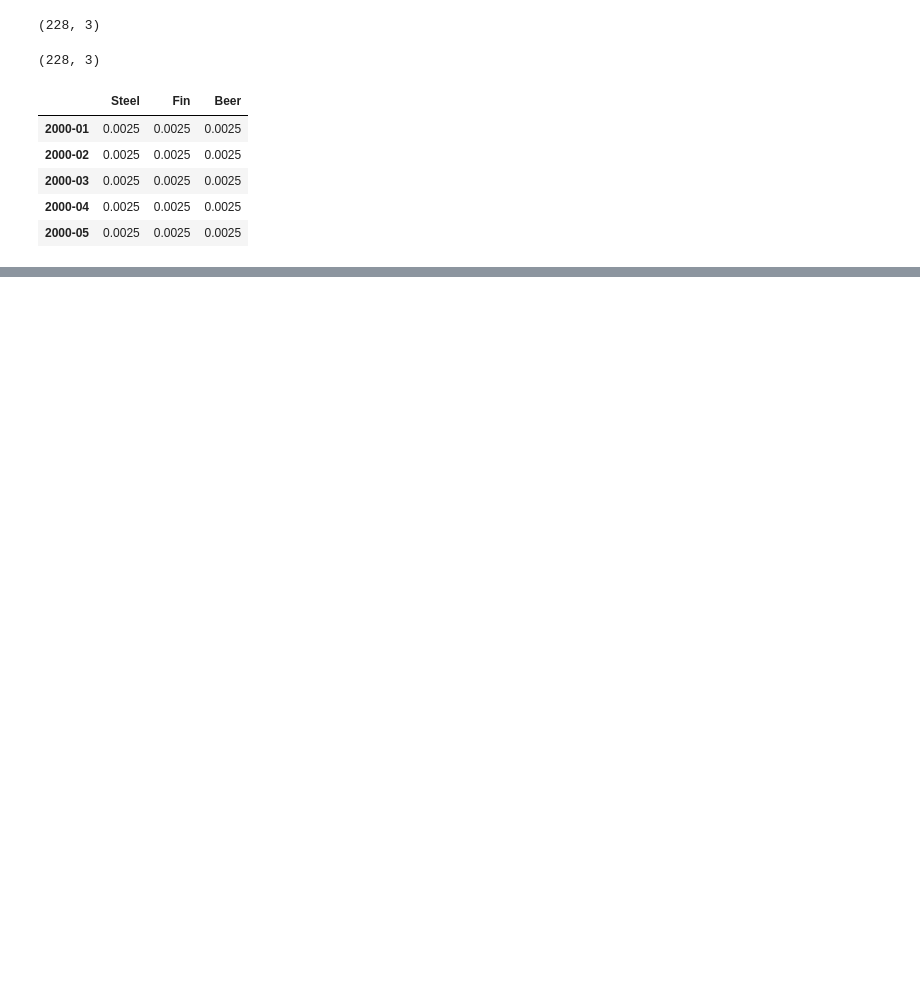
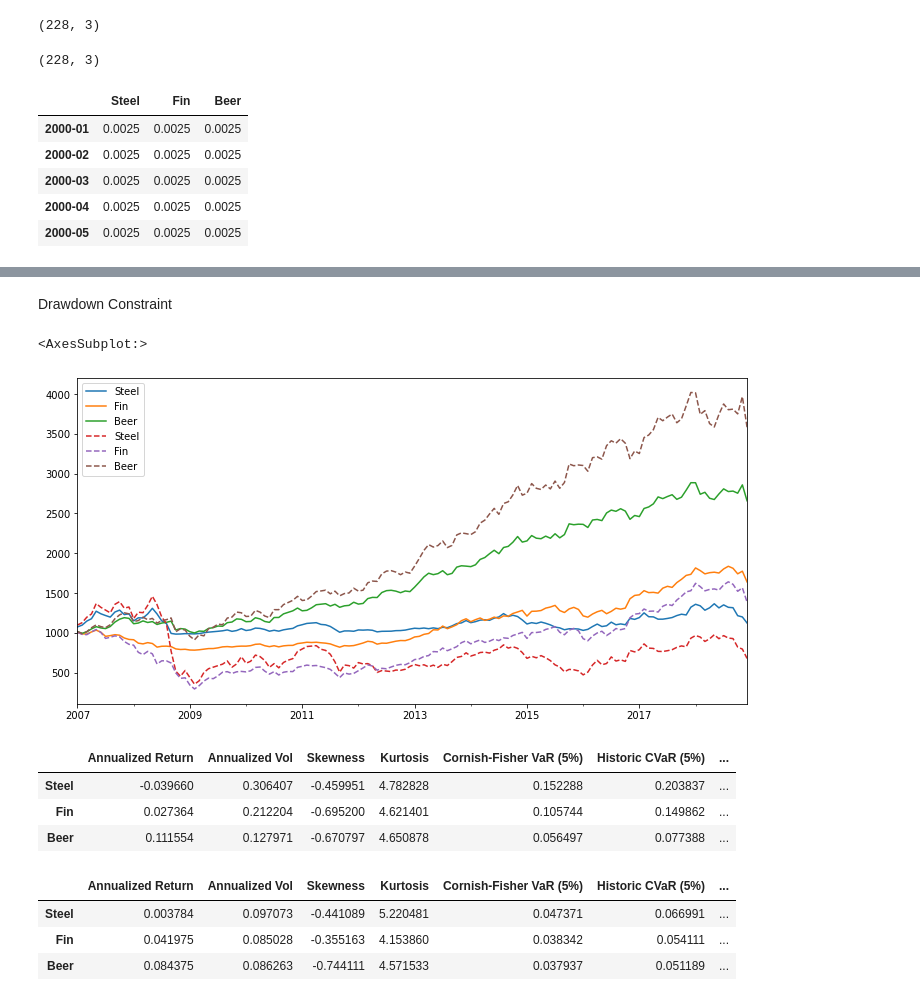
Before and after one commit to deyantodorov/Python, a Jupyter notebook: risk/lab-9.2.ipynb, the cells around one changed output, grey strips where cells are left out. Saved outputs shown, nothing was run; the diff lists cells and outputs as text; code cells hidden in the pictures; blank space fills up the shorter version.

```diff
--- a/risk/lab-9.2.ipynb
+++ b/risk/lab-9.2.ipynb
@@ -104,0 +69,23 @@ risky_wealth = start * (1 + risky_return).cumprod()
+# %% [markdown]
+Drawdown Constraint
+# %%
+btr = rt.run_cppi(ind_return['2007':][['Steel', 'Fin', 'Beer']], drawdown=0.25)
+ax = btr['Wealth'].plot(figsize=(12, 6))
+btr['Risky Wealth'].plot(ax=ax, style='--')
+# %% [output]
+<AxesSubplot:>
+[figure, added]
+# %%
+rt.summary_stats(btr['Risky Wealth'].pct_change().dropna())
+# %% [output]
+|  | Annualized Return | Annualized Vol | Skewness | Kurtosis | Cornish-Fisher VaR (5%) | Historic CVaR (5%) | ... |
+| Steel | -0.039660 | 0.306407 | -0.459951 | 4.782828 | 0.152288 | 0.203837 | ... |
+| Fin | 0.027364 | 0.212204 | -0.695200 | 4.621401 | 0.105744 | 0.149862 | ... |
+| Beer | 0.111554 | 0.127971 | -0.670797 | 4.650878 | 0.056497 | 0.077388 | ... |
+# %%
+rt.summary_stats(btr['Wealth'].pct_change().dropna())
+# %% [output]
+|  | Annualized Return | Annualized Vol | Skewness | Kurtosis | Cornish-Fisher VaR (5%) | Historic CVaR (5%) | ... |
+| Steel | 0.003784 | 0.097073 | -0.441089 | 5.220481 | 0.047371 | 0.066991 | ... |
+| Fin | 0.041975 | 0.085028 | -0.355163 | 4.153860 | 0.038342 | 0.054111 | ... |
+| Beer | 0.084375 | 0.086263 | -0.744111 | 4.571533 | 0.037937 | 0.051189 | ... |
```
Also changed, not shown: parts of 14 cells of this notebook, 1 other file.
